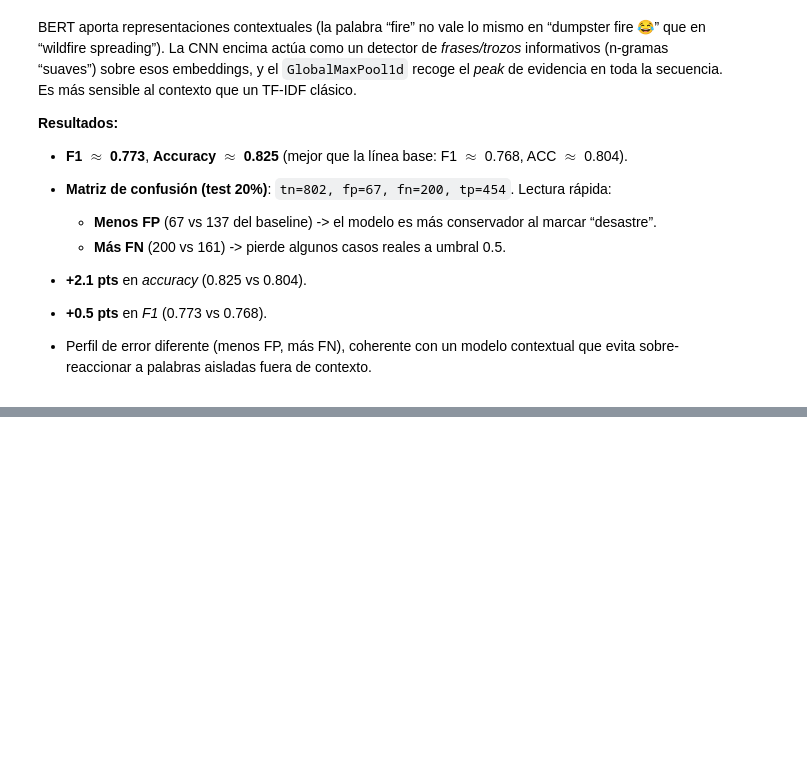
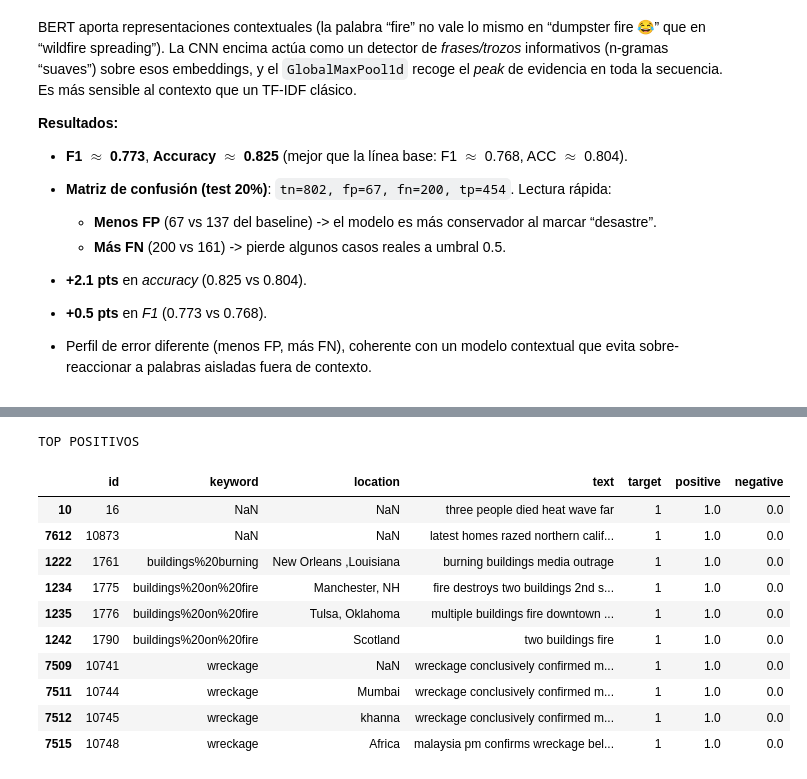
Before and after one commit to JosueSay/labs-ds, a Jupyter notebook: lab6/lab6.ipynb, the cells around one changed output, grey strips where cells are left out. Saved outputs shown, nothing was run; the diff lists cells and outputs as text; code cells hidden in the pictures; blank space fills up the shorter version.

```diff
--- a/lab6/lab6.ipynb
+++ b/lab6/lab6.ipynb
@@ -1521,0 +1605,16 @@ Logs en: ./logs\pipeline.log
+# %%
+print("TOP POSITIVOS")
+data.sort_values(['positive'], ascending=False).head(10)
+# %% [output]
+TOP POSITIVOS
+|  | id | keyword | location | text | target | positive | negative |
+| 10 | 16 | NaN | NaN | three people died heat wave far | 1 | 1.0 | 0.0 |
+| 7612 | 10873 | NaN | NaN | latest homes razed northern calif... | 1 | 1.0 | 0.0 |
+| 1222 | 1761 | buildings%20burning | New Orleans ,Louisiana | burning buildings media outrage | 1 | 1.0 | 0.0 |
+| 1234 | 1775 | buildings%20on%20fire | Manchester, NH | fire destroys two buildings 2nd s... | 1 | 1.0 | 0.0 |
+| 1235 | 1776 | buildings%20on%20fire | Tulsa, Oklahoma | multiple buildings fire downtown ... | 1 | 1.0 | 0.0 |
+| 1242 | 1790 | buildings%20on%20fire | Scotland | two buildings fire | 1 | 1.0 | 0.0 |
+| 7509 | 10741 | wreckage | NaN | wreckage conclusively confirmed m... | 1 | 1.0 | 0.0 |
+| 7511 | 10744 | wreckage | Mumbai | wreckage conclusively confirmed m... | 1 | 1.0 | 0.0 |
+| 7512 | 10745 | wreckage | khanna | wreckage conclusively confirmed m... | 1 | 1.0 | 0.0 |
+| 7515 | 10748 | wreckage | Africa | malaysia pm confirms wreckage bel... | 1 | 1.0 | 0.0 |
```
Also changed, not shown: parts of 16 cells of this notebook, 7 other files.
